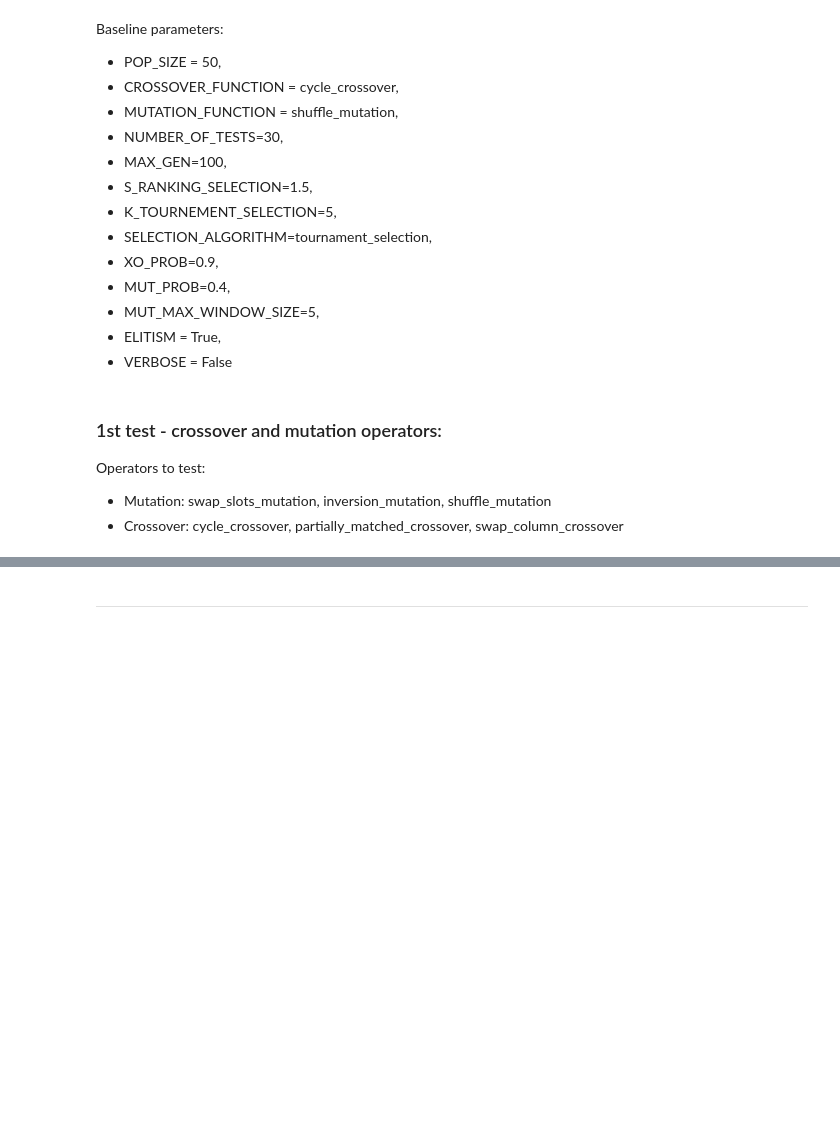
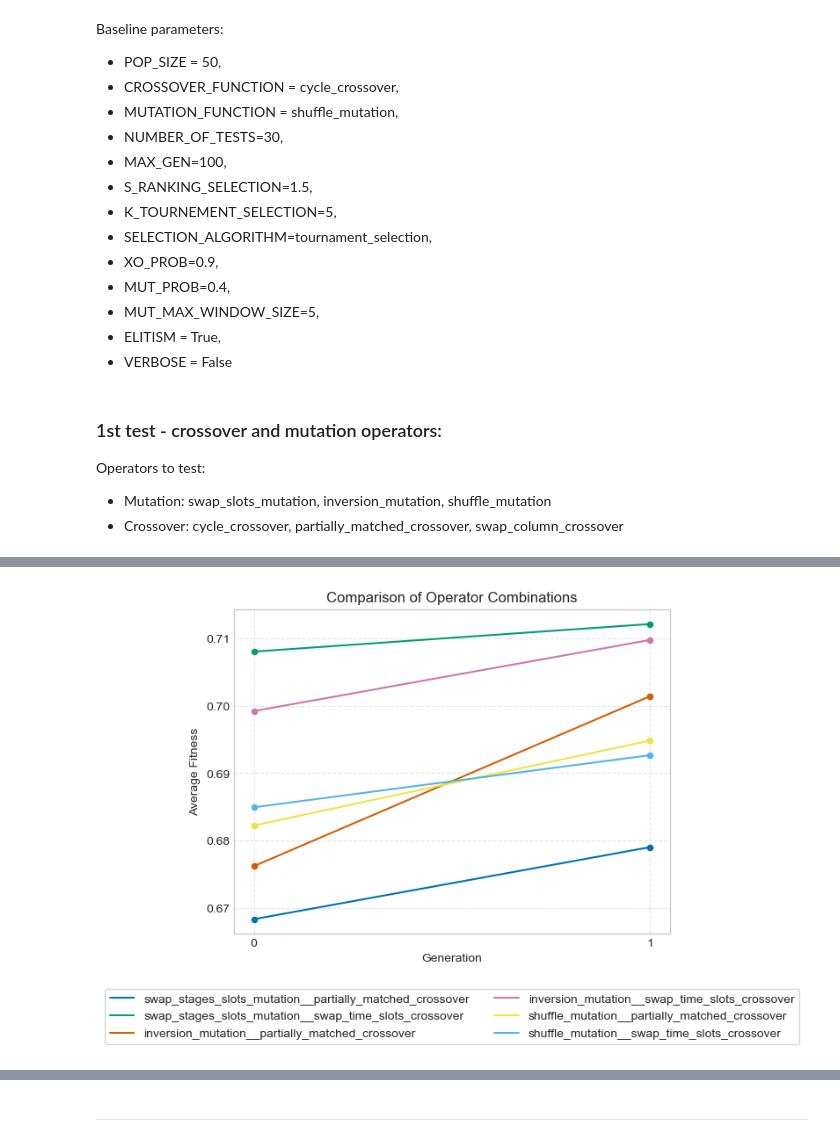
Before and after one commit to carolinadrpinto/CIFO-project, a Jupyter notebook: results.ipynb, the cells around one changed output, grey strips where cells are left out. Saved outputs shown, nothing was run; the diff lists cells and outputs as text; code cells hidden in the pictures; blank space fills up the shorter version.

```diff
--- a/results.ipynb
+++ b/results.ipynb
@@ -219,0 +220,30 @@ results['stats_df']
+# %%
+for result in all_results:
+    plt.plot(
+        result["stats_df"]["Generation"],
+        result["fitness_avg"],
+        label=result["name"]
+    )
+    plt.scatter(
+        generation_order,
+        result["fitness_avg"],
+        zorder=5,
+        s=20
+    )
+
+plt.style.use("seaborn-colorblind")
+plt.xlabel("Generation")
+plt.xticks(ticks=range(len(generation_order)), labels=generation_order)
+plt.ylabel("Average Fitness")
+plt.title("Comparison of Operator Combinations")
+
+plt.legend(
+    loc='upper center',
+    bbox_to_anchor=(0.5, -0.15),
+    ncol=2,
+    frameon=True
+)
+plt.grid(linestyle='--', alpha=0.5)
+plt.show()
+# %% [output]
+[figure, added]
```
Also changed, not shown: parts of 17 cells of this notebook, 12 other files.
